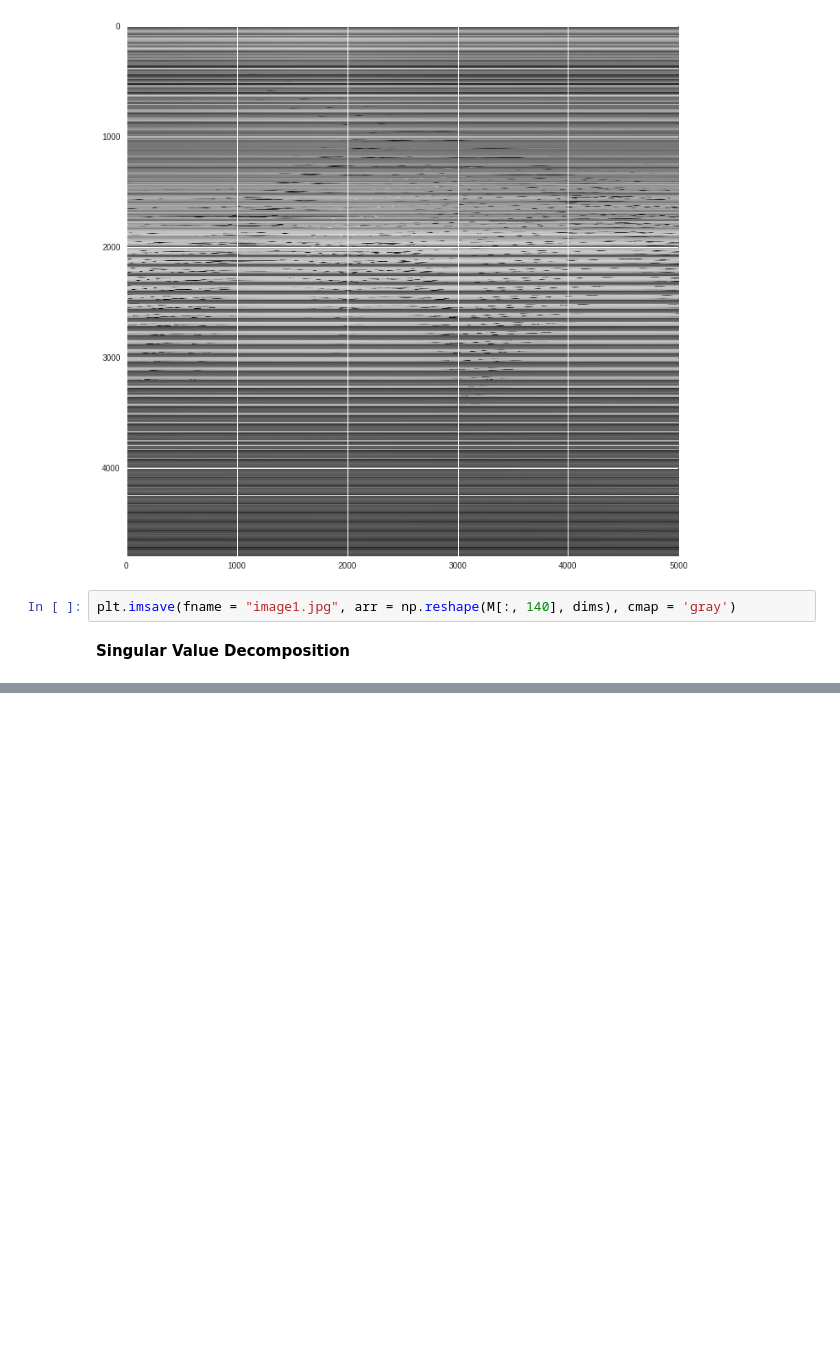
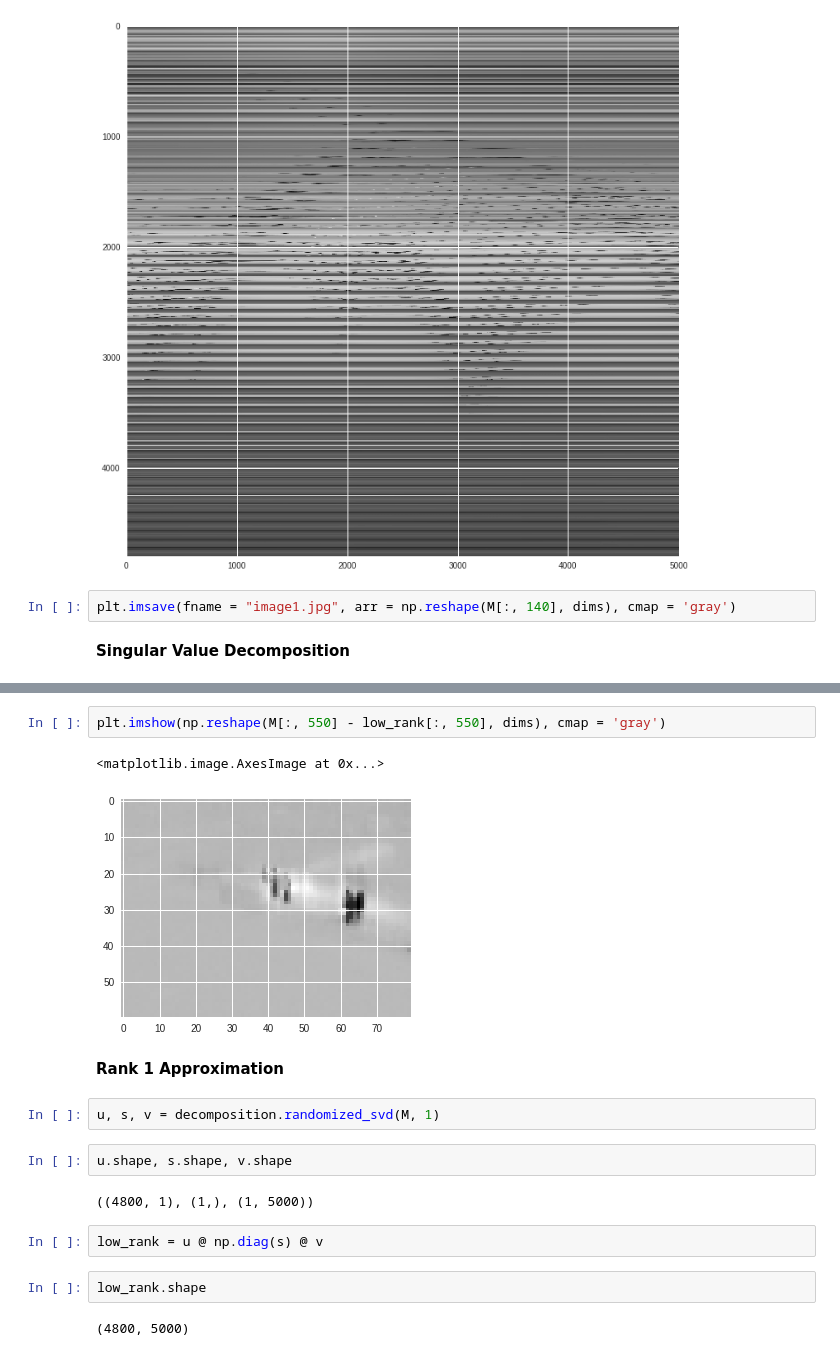
Before and after one commit to aenimaxoxo/Numerical-Linear-Algebra, a Jupyter notebook: Robust_PCA_Background_Removal.ipynb, the cells around one changed output, grey strips where cells are left out. Drawn from its saved outputs; the diff is of its cells as text; blank space fills up the shorter version.

```diff
--- a/Robust_PCA_Background_Removal.ipynb
+++ b/Robust_PCA_Background_Removal.ipynb
@@ -123,0 +149,19 @@ plt.imsave(fname = "image1.jpg", arr = np.reshape(M[:, 140], dims), cmap = 'gray
+# %%
+plt.imshow(np.reshape(M[:, 550] - low_rank[:, 550], dims), cmap = 'gray')
+# %% [output]
+<matplotlib.image.AxesImage at 0x...>
+[figure, added]
+# %% [markdown]
+**Rank 1 Approximation**
+# %%
+u, s, v = decomposition.randomized_svd(M, 1)
+# %%
+u.shape, s.shape, v.shape
+# %% [output]
+((4800, 1), (1,), (1, 5000))
+# %%
+low_rank = u @ np.diag(s) @ v
+# %%
+low_rank.shape
+# %% [output]
+(4800, 5000)
```
Also changed, not shown: parts of 26 cells of this notebook.
